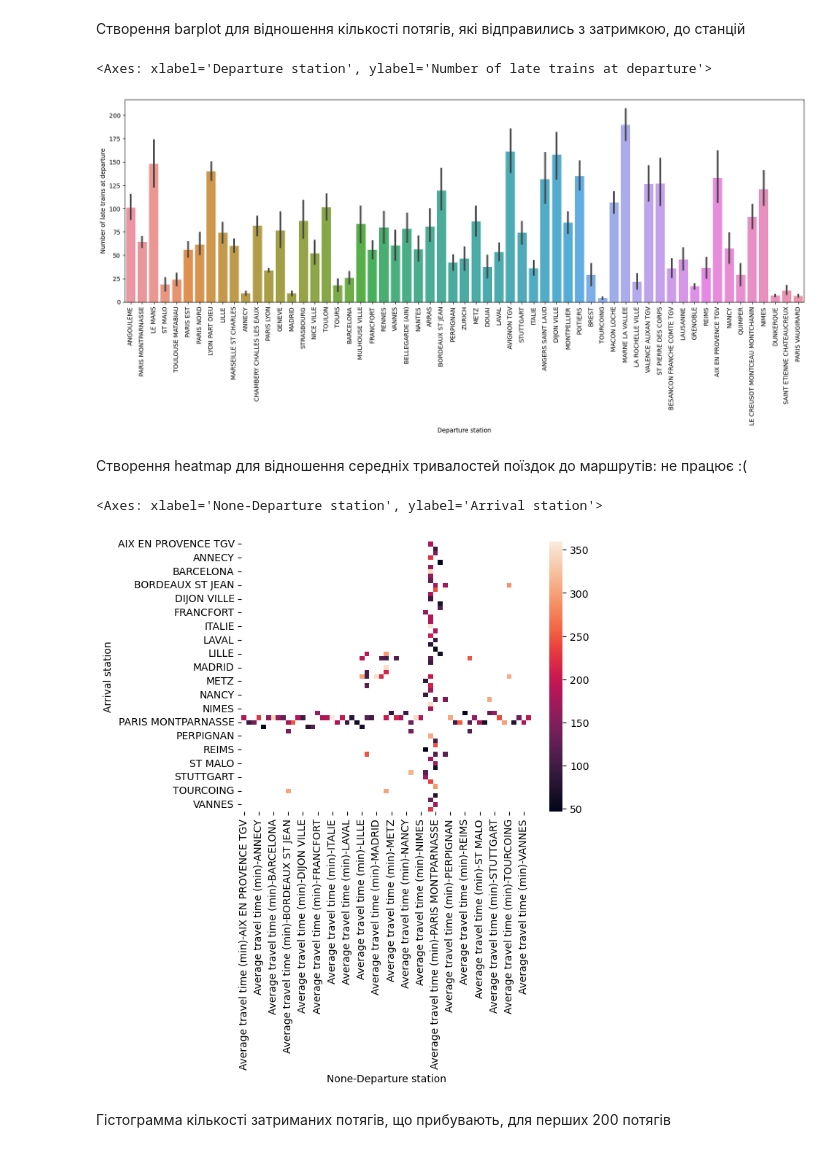
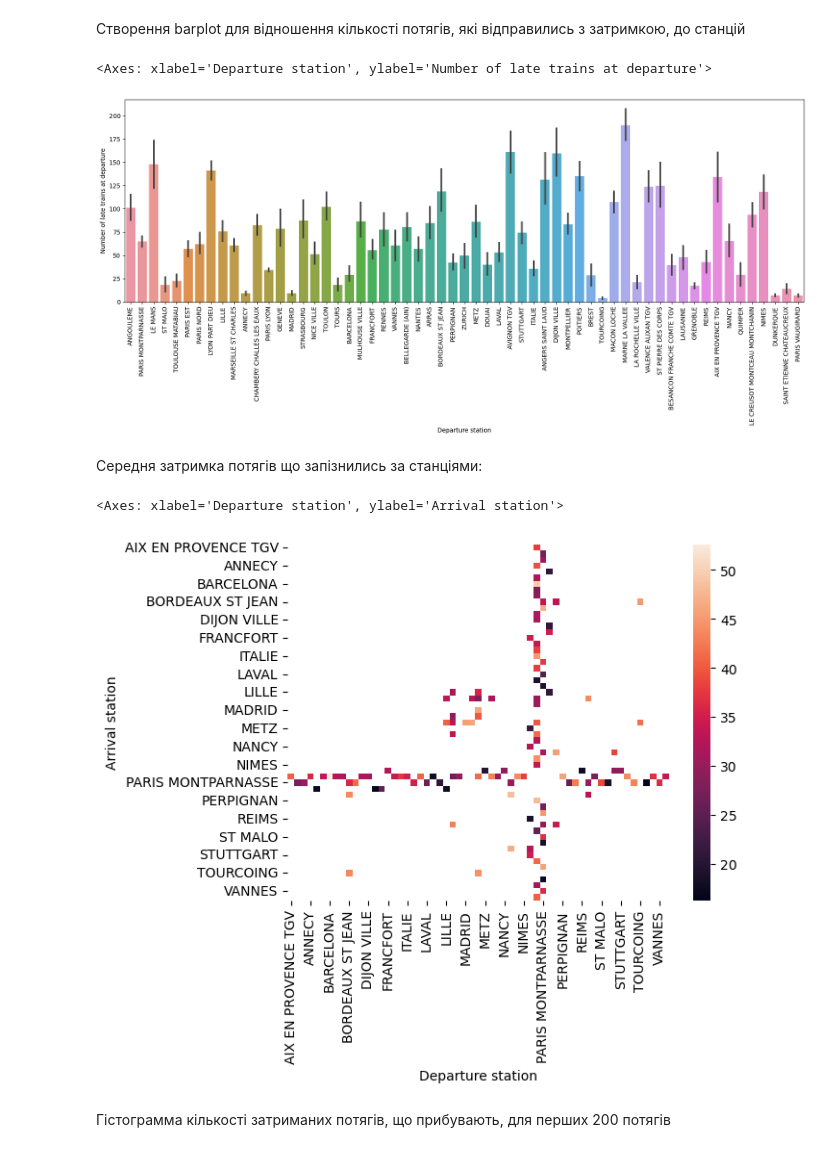
Before and after one commit to MINIAProgramStudio/Special_programming_sections, a Jupyter notebook: computer_science_work/main.ipynb, the cells around one changed output. Cells and saved outputs as stored; diff of their text form; code cells hidden in the pictures.

Commit message:
part 2 task 6 partialy done
4 lines chart created

```diff
--- a/computer_science_work/main.ipynb
+++ b/computer_science_work/main.ipynb
@@ -67,0 +68,3 @@ False
+# %%
+mask = trains_dataframe.applymap(lambda x: isinstance(x, (int, float)) and x < 0).any(axis=1)
+trains_dataframe = trains_dataframe[~mask]
@@ -139,35 +169,17 @@ plt.setp(labels, rotation=90)
 barplot
 # %% [output]
 <Axes: xlabel='Departure station', ylabel='Number of late trains at departure'>
-[figure, old version]
+[figure, new version]
-# %% [markdown]
-Створення heatmap для відношення середніх тривалостей поїздок до маршрутів:
-не працює :(
+# %% [markdown]
+Середня затримка потягів що запізнились за станціями:
 # %%
-heatmap_df = trains_dataframe
-heatmap_df = heatmap_df.drop(['Number of expected circulations',
-                                             'Number of cancelled trains', 'Number of late trains at departure',
-                                             'Average delay of late departing trains (min)',
-                                             'Average delay of all departing trains (min)',
-                                             'Average delay of late arriving trains (min)',
-                                             '% trains late due to external causes (weather, obstacles, suspicious packages, malevolence, social movements, etc.)',
-                                             '% trains late due to railway infrastructure (maintenance, works)',
-                                             '% trains late due to traffic management (rail line traffic, network interactions)',
-                                             '% trains late due to rolling stock',
-                                             '% trains late due to station management and reuse of material',
-                                             '% trains late due to passenger traffic (affluence, PSH management, connections)',
-                                             'Number of late trains > 15min',
-                                             'Number of late trains > 30min', 'Number of late trains > 60min',
-                                             'Delay due to external causes', 'Delay due to railway infrastructure',
-                                             'Delay due to traffic management', 'Delay due to rolling stock',
-                                             'Delay due to station management and reuse of material',
-                                             'Delay due to travellers taken into account','Number of trains late on arrival','Average train delay > 15min','Year','Month','Period','Average delay of all arriving trains (min)'],axis='columns')
+heatmap_df = trains_dataframe[['Departure station', 'Arrival station', 'Average delay of late arriving trains (min)']]
 heatmap_grouped = heatmap_df.groupby([heatmap_df['Departure station'],heatmap_df['Arrival station']], as_index=False).mean()
-heatmap_table = heatmap_grouped.pivot(index = 'Arrival station', columns = 'Departure station')
+heatmap_table = heatmap_grouped.pivot(index='Arrival station', columns='Departure station', values='Average delay of late arriving trains (min)')
 sns.heatmap(heatmap_table)
 # %% [output]
-<Axes: xlabel='None-Departure station', ylabel='Arrival station'>
+<Axes: xlabel='Departure station', ylabel='Arrival station'>
-[figure, old version]
+[figure, new version]
 # %% [markdown]
 Гістограмма кількості затриманих потягів, що прибувають, для перших 200 потягів
 # %%
```
Also changed, not shown: parts of 17 cells of this notebook.
